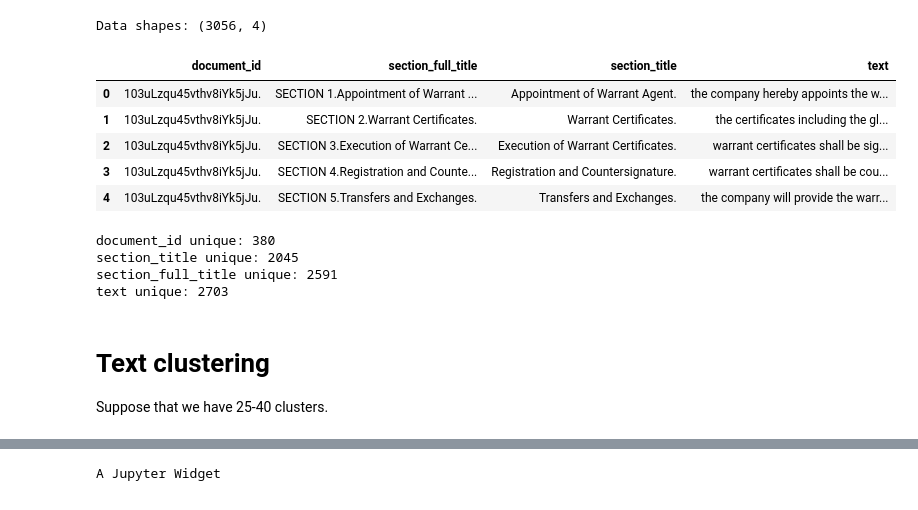
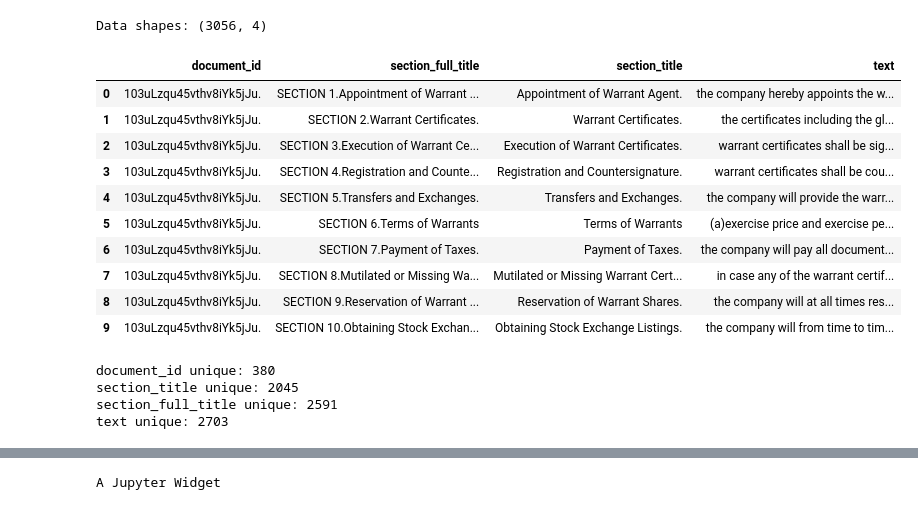
Before and after one commit to Ditwoo/judocs_classification, a Jupyter notebook: notebooks/file_classification.ipynb, the cells around one changed output, grey strips where cells are left out. Saved outputs shown, nothing was run; the diff lists cells and outputs as text; code cells hidden in the pictures.

```diff
--- a/notebooks/file_classification.ipynb
+++ b/notebooks/file_classification.ipynb
@@ -10,29 +10,33 @@ plt.style.use('ggplot')
 
 %matplotlib inline
 # %%
-def clean_str(string):
+def throw_unused_chars_on_the_ground(string: str) -> str:
     """
-    Tokenization/string cleaning for dataset
-    Every dataset is lower cased except
+    Remove undesirable characters.
     """
     string = re.sub(r"\\", "", string)
     string = re.sub(r"\'", "", string)
     string = re.sub(r"\"", "", string)
     return string.strip().lower()
+
+data_file = '../data/all_sections_filtered.json'
+with open(data_file, 'r') as in_file:
+    dataset = ps.DataFrame(json.load(in_file))
+
+print('Data shapes:', dataset.shape)
+dataset.text = dataset.text.apply(throw_unused_chars_on_the_ground)
+dataset.head(10)
+# %% [output]
+Data shapes: (3056, 4)
+|  | document_id | section_full_title | section_title | text |
+| 0 | 103uLzqu45vthv8iYk5jJu. | SECTION 1.Appointment of Warrant ... | Appointment of Warrant Agent. | the company hereby appoints the w... |
+| 1 | 103uLzqu45vthv8iYk5jJu. | SECTION 2.Warrant Certificates. | Warrant Certificates. | the certificates including the gl... |
+| 2 | 103uLzqu45vthv8iYk5jJu. | SECTION 3.Execution of Warrant Ce... | Execution of Warrant Certificates. | warrant certificates shall be sig... |
+| 3 | 103uLzqu45vthv8iYk5jJu. | SECTION 4.Registration and Counte... | Registration and Countersignature. | warrant certificates shall be cou... |
+| 4 | 103uLzqu45vthv8iYk5jJu. | SECTION 5.Transfers and Exchanges. | Transfers and Exchanges. | the company will provide the warr... |
+| 5 | 103uLzqu45vthv8iYk5jJu. | SECTION 6.Terms of Warrants | Terms of Warrants | (a)exercise price and exercise pe... |
+| 6 | 103uLzqu45vthv8iYk5jJu. | SECTION 7.Payment of Taxes. | Payment of Taxes. | the company will pay all document... |
+| 7 | 103uLzqu45vthv8iYk5jJu. | SECTION 8.Mutilated or Missing Wa... | Mutilated or Missing Warrant Cert... | in case any of the warrant certif... |
+| 8 | 103uLzqu45vthv8iYk5jJu. | SECTION 9.Reservation of Warrant ... | Reservation of Warrant Shares. | the company will at all times res... |
+| 9 | 103uLzqu45vthv8iYk5jJu. | SECTION 10.Obtaining Stock Exchan... | Obtaining Stock Exchange Listings. | the company will from time to tim... |
-# %%
-data_file = '../data/all_sections_filtered.json'
-with open(data_file, 'r') as in_file:
-    text_data = ps.DataFrame(json.load(in_file))
-
-print('Data shapes:', text_data.shape)
-text_data.text = text_data.text.apply(clean_str)
-text_data.head()
-# %% [output]
-Data shapes: (3056, 4)
-|  | document_id | section_full_title | section_title | text |
-| 0 | 103uLzqu45vthv8iYk5jJu. | SECTION 1.Appointment of Warrant ... | Appointment of Warrant Agent. | the company hereby appoints the w... |
-| 1 | 103uLzqu45vthv8iYk5jJu. | SECTION 2.Warrant Certificates. | Warrant Certificates. | the certificates including the gl... |
-| 2 | 103uLzqu45vthv8iYk5jJu. | SECTION 3.Execution of Warrant Ce... | Execution of Warrant Certificates. | warrant certificates shall be sig... |
-| 3 | 103uLzqu45vthv8iYk5jJu. | SECTION 4.Registration and Counte... | Registration and Countersignature. | warrant certificates shall be cou... |
-| 4 | 103uLzqu45vthv8iYk5jJu. | SECTION 5.Transfers and Exchanges. | Transfers and Exchanges. | the company will provide the warr... |
 # %%
@@ -45,7 +49,3 @@ document_id unique: 380
 section_title unique: 2045
 section_full_title unique: 2591
 text unique: 2703
-# %% [markdown]
-# Text clustering
-
-Suppose that we have 25-40 clusters.
```
Also changed, not shown: parts of 30 cells of this notebook, 1 other file.
